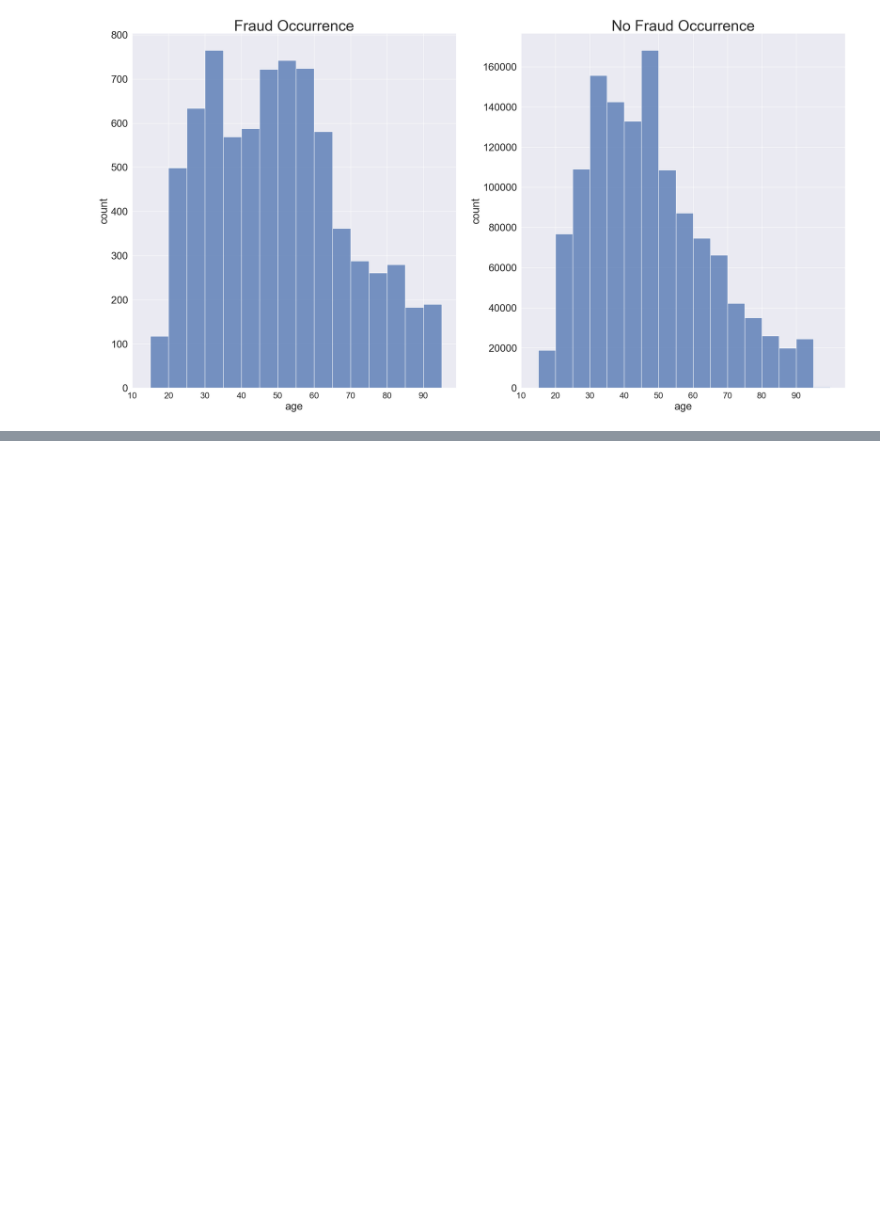
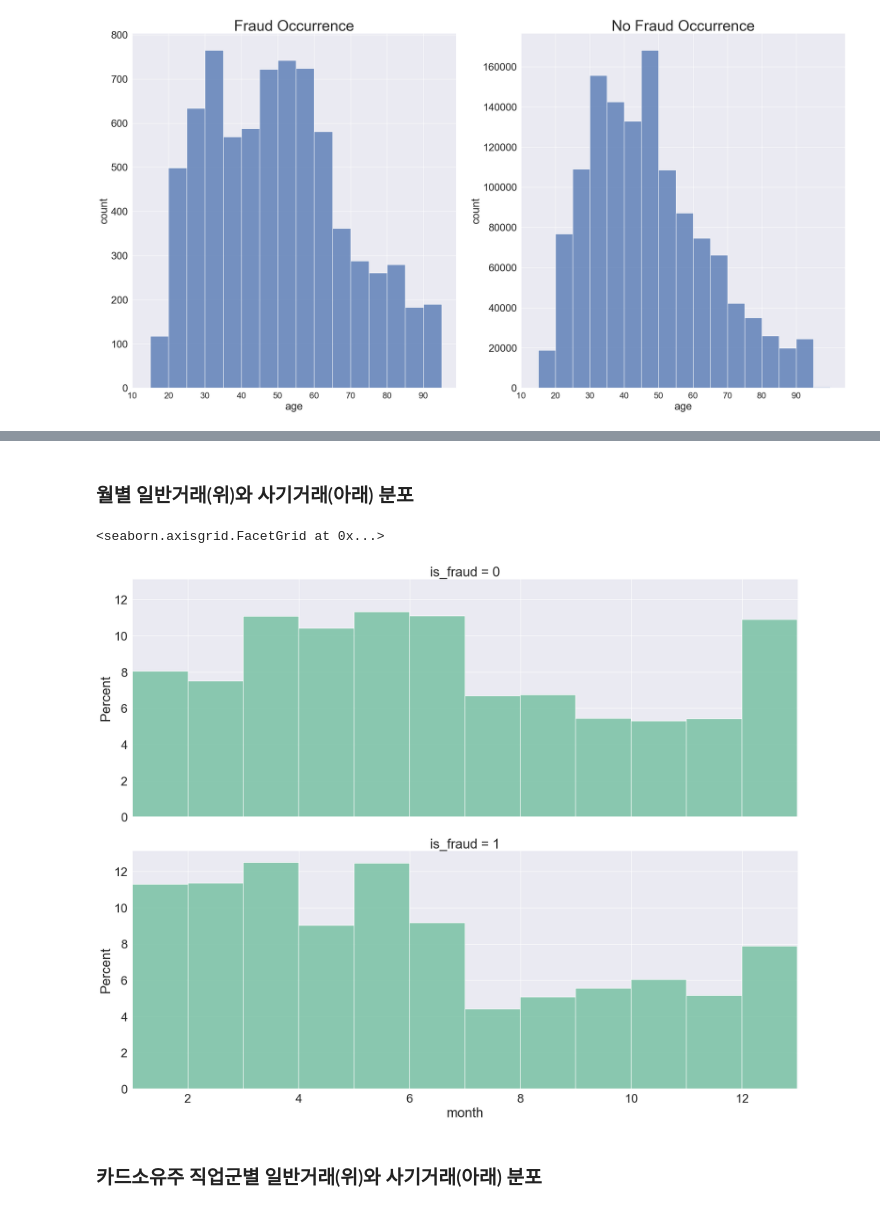
Before and after one commit to InjaeJayLee/mzcard, a Jupyter notebook: notebook.ipynb, the cells around one changed output, grey strips where cells are left out. Saved outputs shown, nothing was run; the diff lists cells and outputs as text; code cells hidden in the pictures; blank space fills up the shorter version.

```diff
--- a/notebook.ipynb
+++ b/notebook.ipynb
@@ -121,0 +134,13 @@ plt.show()
+# %% [markdown]
+###
+### 월별 일반거래(위)와 사기거래(아래) 분포
+# %%
+month_fraud_df = pd.concat([X_train['month'], y_train], axis=1)
+plot = sns.FacetGrid(month_fraud_df, row='is_fraud', height=8, aspect=2.5, xlim=(1,13))
+plot.map(sns.histplot, 'month', stat='percent', binwidth=0.999, color='#69BC99')
+# %% [output]
+<seaborn.axisgrid.FacetGrid at 0x...>
+[figure, added]
+# %% [markdown]
+###
+### 카드소유주 직업군별 일반거래(위)와 사기거래(아래) 분포
```
Also changed, not shown: parts of 26 cells of this notebook, 4 other files.
